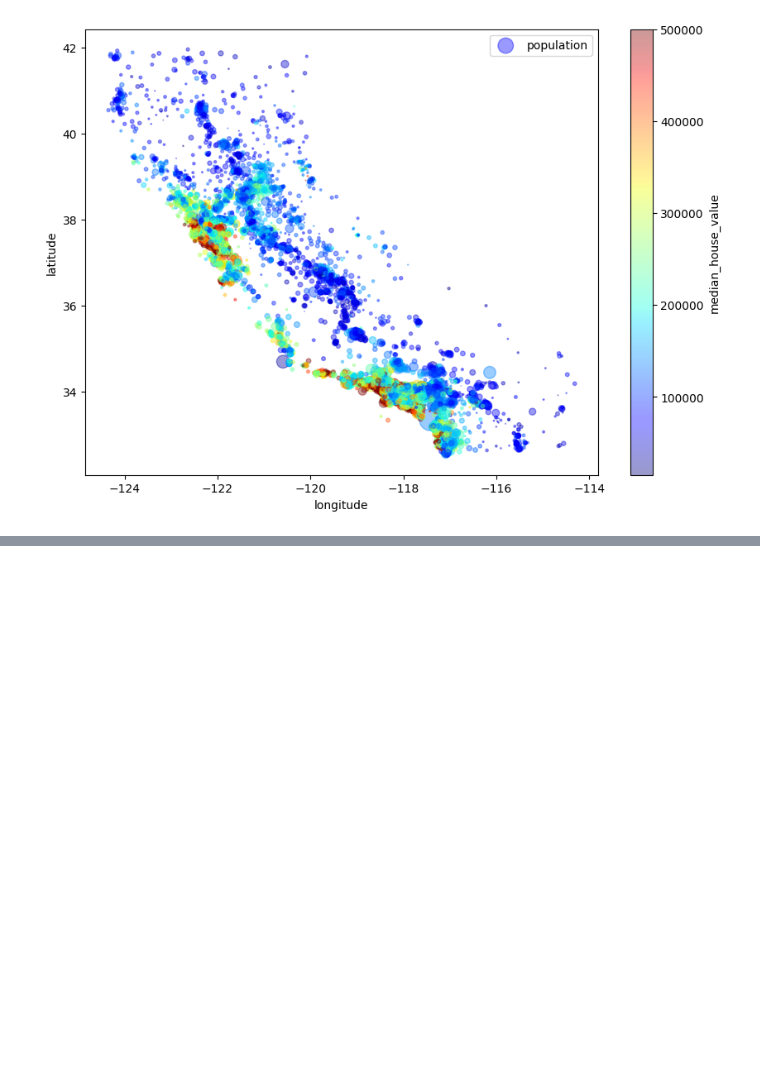
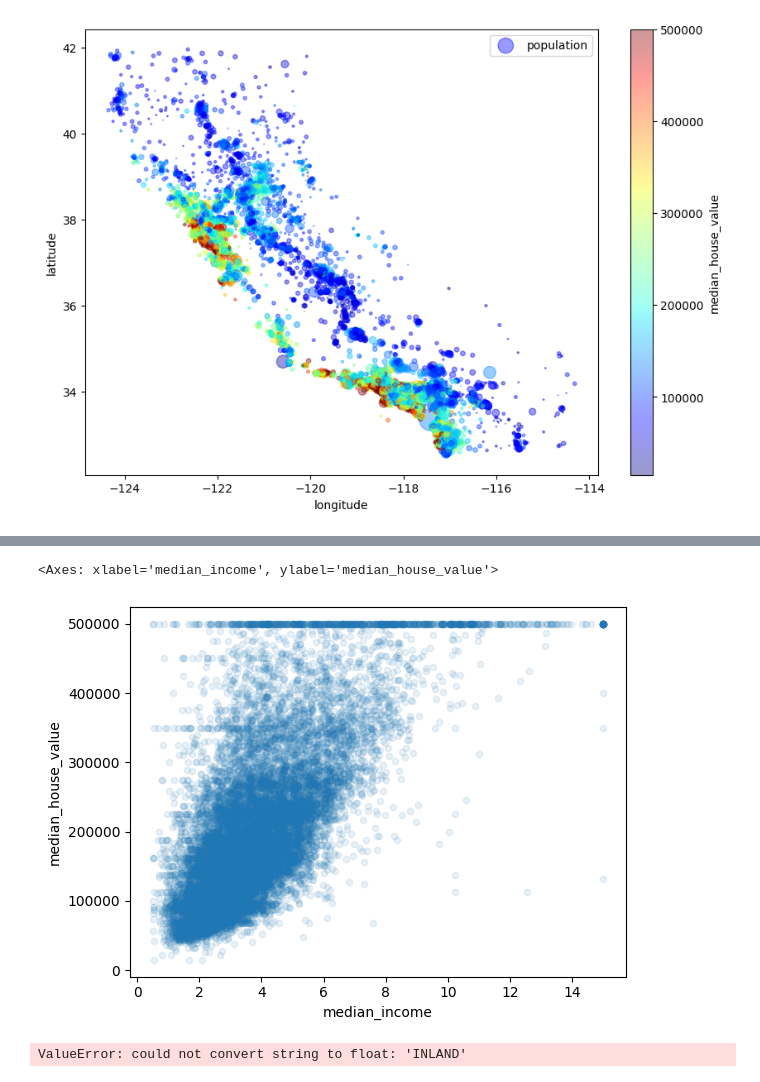
Before and after one commit to cody-mckeon/Hands_On_ML, a Jupyter notebook: Housing.ipynb, the cells around one changed output, grey strips where cells are left out. Saved outputs shown, nothing was run; the diff lists cells and outputs as text; code cells hidden in the pictures; blank space fills up the shorter version.

```diff
--- a/Housing.ipynb
+++ b/Housing.ipynb
@@ -148,0 +232,17 @@ plt.legend()
+# %%
+#Hypothesis: Median house value and median income have the strongest correlation.
+#Looking for an upward trend and points not too dispersed.
+housing.plot(kind="scatter", x="median_income", y="median_house_value",alpha=0.1)
+# %% [output]
+<Axes: xlabel='median_income', ylabel='median_house_value'>
+[figure, added]
+# %%
+#trying out various attribute combinations
+housing["rooms_per_household"] = housing["total_rooms"]/housing["households"]
+housing["bedrooms_per_room"] = housing["total_bedrooms"]/housing["total_rooms"]
+housing["population_per_household"] = housing["population"]/housing["households"]
+
+correlation_matrix = housing.corr()
+correlation_matrix["median_house_value"].sort_values(ascending=False)
+# %% [output]
+ValueError: could not convert string to float: 'INLAND'
```
Also changed, not shown: parts of 36 cells of this notebook.
